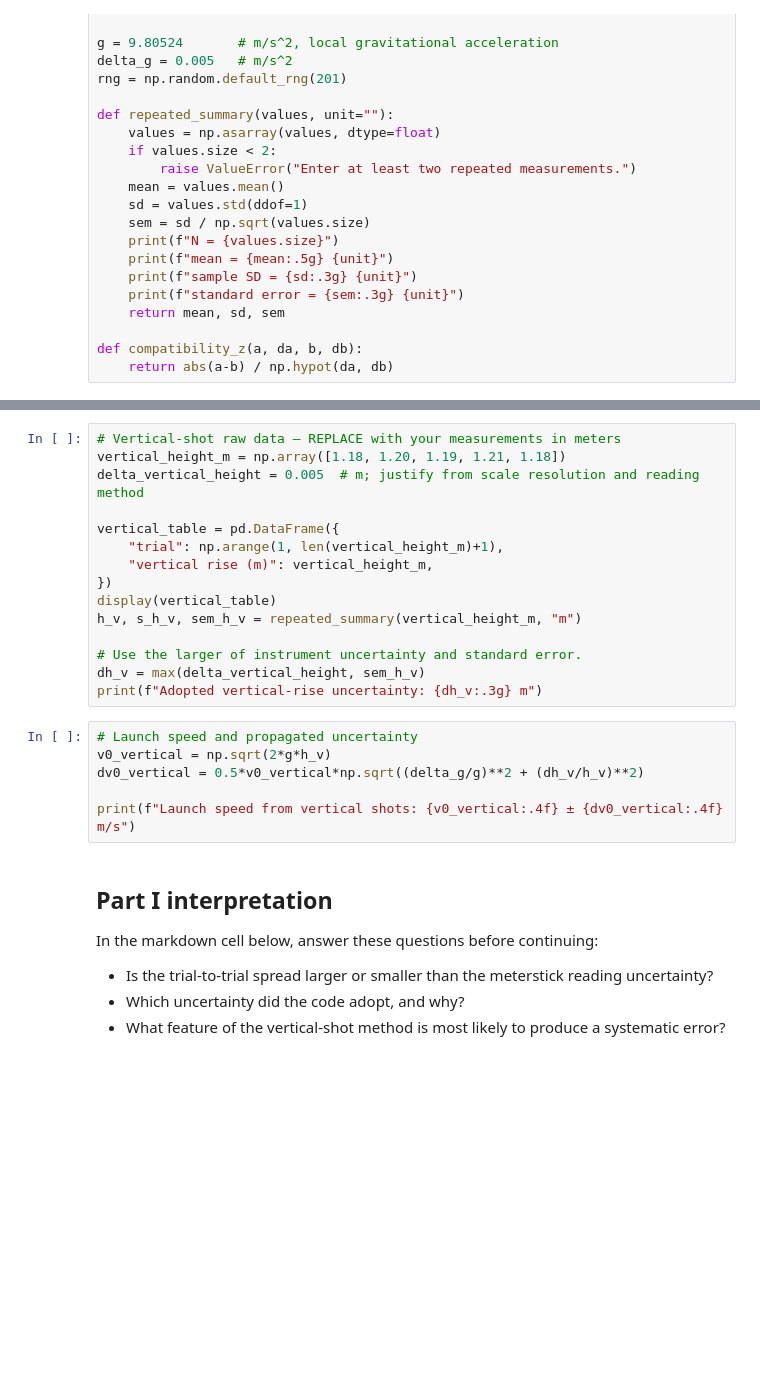
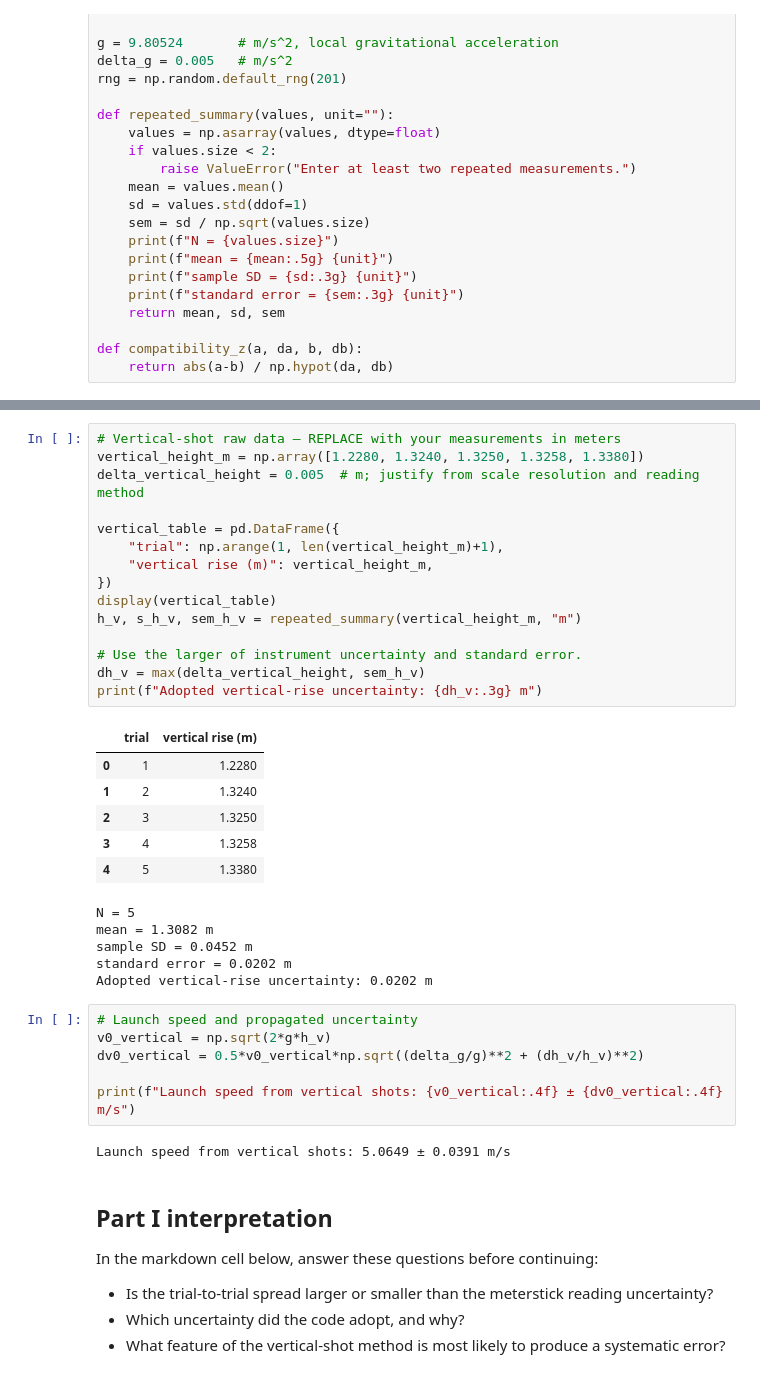
Before and after one commit to JacobRojas25/Phys201L, a Jupyter notebook: labs/Lab03_Projectile_Motion/Lab03_Projectile_Motion.ipynb, the cells around one changed output, grey strips where cells are left out. Cells and saved outputs as stored; diff of their text form; blank space fills up the shorter version.

```diff
--- a/labs/Lab03_Projectile_Motion/Lab03_Projectile_Motion.ipynb
+++ b/labs/Lab03_Projectile_Motion/Lab03_Projectile_Motion.ipynb
@@ -145,25 +145,39 @@ For at least five trials, measure the maximum vertical rise from the launch refe
 Before moving on, calculate the spread. If the range of the trials is much larger than the ruler resolution, check the launcher setting, release method, vertical alignment, and parallax. Repeat the complete set only after identifying a cause.
 # %%
 # Vertical-shot raw data — REPLACE with your measurements in meters
-vertical_height_m = np.array([1.18, 1.20, 1.19, 1.21, 1.18])
+vertical_height_m = np.array([1.2280, 1.3240, 1.3250, 1.3258, 1.3380])
 delta_vertical_height = 0.005  # m; justify from scale resolution and reading method
 
 vertical_table = pd.DataFrame({
     "trial": np.arange(1, len(vertical_height_m)+1),
     "vertical rise (m)": vertical_height_m,
 })
 display(vertical_table)
 h_v, s_h_v, sem_h_v = repeated_summary(vertical_height_m, "m")
 
 # Use the larger of instrument uncertainty and standard error.
 dh_v = max(delta_vertical_height, sem_h_v)
 print(f"Adopted vertical-rise uncertainty: {dh_v:.3g} m")
+# %% [output]
+|  | trial | vertical rise (m) |
+| 0 | 1 | 1.2280 |
+| 1 | 2 | 1.3240 |
+| 2 | 3 | 1.3250 |
+| 3 | 4 | 1.3258 |
+| 4 | 5 | 1.3380 |
+N = 5
+mean = 1.3082 m
+sample SD = 0.0452 m
+standard error = 0.0202 m
+Adopted vertical-rise uncertainty: 0.0202 m
 # %%
 # Launch speed and propagated uncertainty
 v0_vertical = np.sqrt(2*g*h_v)
 dv0_vertical = 0.5*v0_vertical*np.sqrt((delta_g/g)**2 + (dh_v/h_v)**2)
 
 print(f"Launch speed from vertical shots: {v0_vertical:.4f} ± {dv0_vertical:.4f} m/s")
+# %% [output]
+Launch speed from vertical shots: 5.0649 ± 0.0391 m/s
 # %% [markdown]
 ## Part I interpretation
 
```
Also changed, not shown: parts of 6 cells of this notebook.
